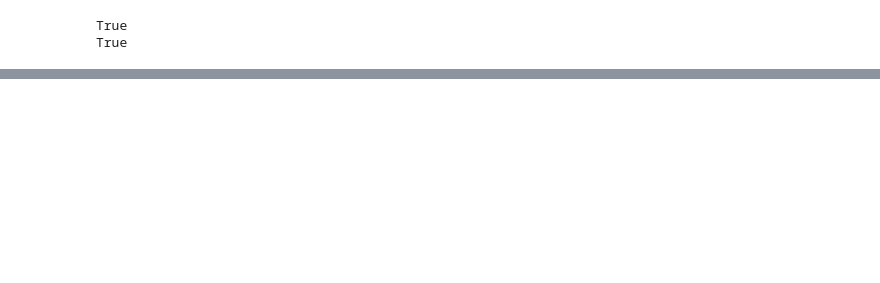
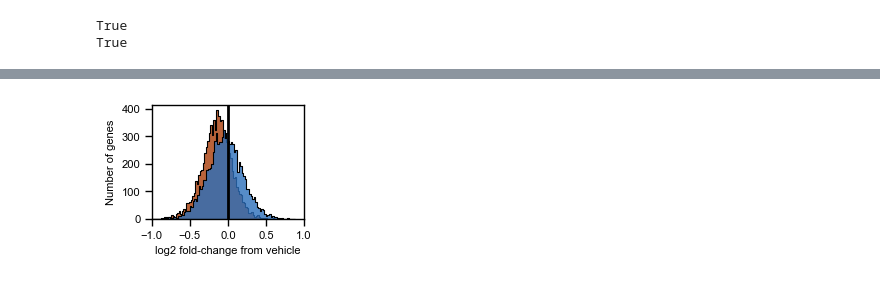
Before and after one commit to berrygroup/publications, a Jupyter notebook: 2026_POLR2A_homeostasis/ChIPseq/PolII_ChIP_Coverage_TSS_GB_plot.ipynb, the cells around one changed output, grey strips where cells are left out. Drawn from its saved outputs; the diff is of its cells as text; code cells hidden in the pictures; blank space fills up the shorter version.

```diff
--- a/2026_POLR2A_homeostasis/ChIPseq/PolII_ChIP_Coverage_TSS_GB_plot.ipynb
+++ b/2026_POLR2A_homeostasis/ChIPseq/PolII_ChIP_Coverage_TSS_GB_plot.ipynb
@@ -128,3 +161,44 @@ plt.savefig("0_vs_90min_TSSgreen_GBblue.svg")
+# %%
+sns.set_context("paper")
+
+f, a = plt.subplots(figsize=(3, 1.8))
+
+pal = sns.color_palette(["xkcd:apple", "xkcd:medium blue", "grey"])
+
+sns.histplot(
+    data=short_plot.query('region == "TSS"'),
+    x="log2FC",
+    color="xkcd:rust",
+    edgecolor="black",
+    binwidth=0.02,
+    element="step",
+    alpha=0.8,
+    legend=False,
+)
+
+sns.histplot(
+    data=long_plot.query('region == "TSS"'),
+    x="log2FC",
+    color="xkcd:medium blue",
+    edgecolor="black",
+    binwidth=0.02,
+    element="step",
+    alpha=0.8,
+    legend=False,
+)
+
+
+a.set_box_aspect(0.75)
+plt.xlim(-1, 1)
+plt.axvline(0, color="black", linewidth=2)
+plt.ylabel("Number of genes", fontsize=8)
+plt.xlabel("log2 fold-change from vehicle", fontsize=8)
+plt.tick_params(axis="both", labelsize=8)
+plt.tight_layout()
+
+plt.savefig("0_vs_90min_rust_8hour_blue_TSS.svg")
+# %% [output]
+[figure, added]
 # %%
 # Compute fold change of summed coverage - weights by expression level
 for region in ["TSS", "Gene Body"]:
```
Also changed, not shown: parts of 7 cells of this notebook, 1 other file.
